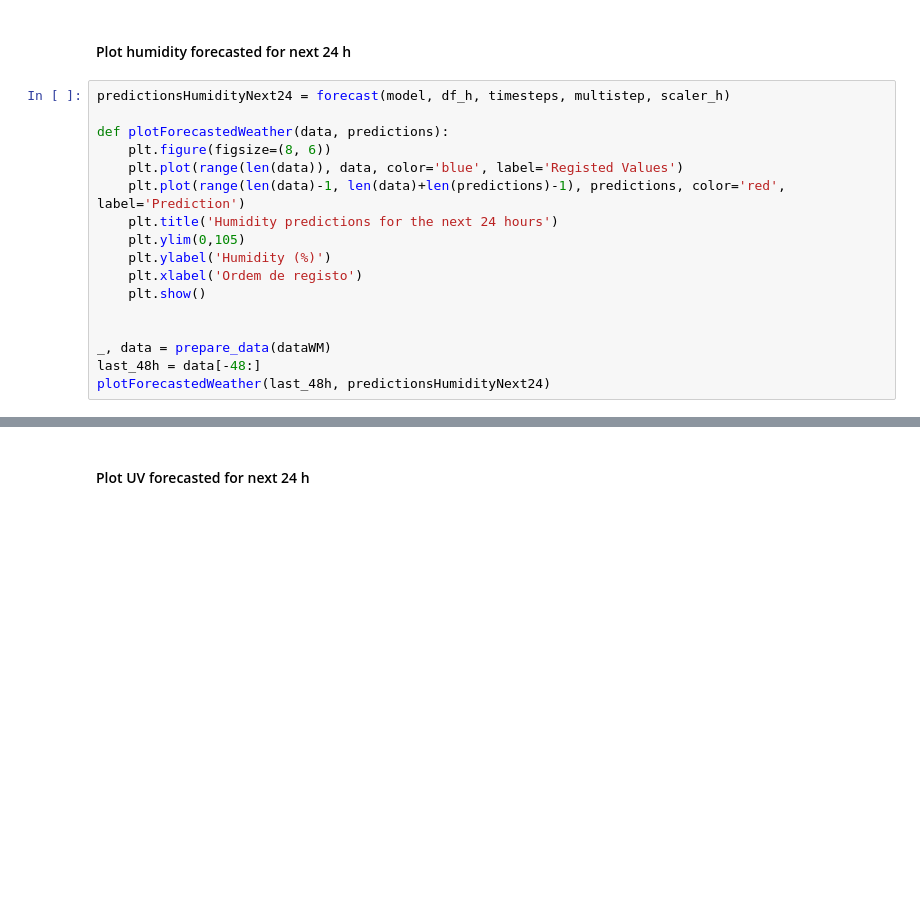
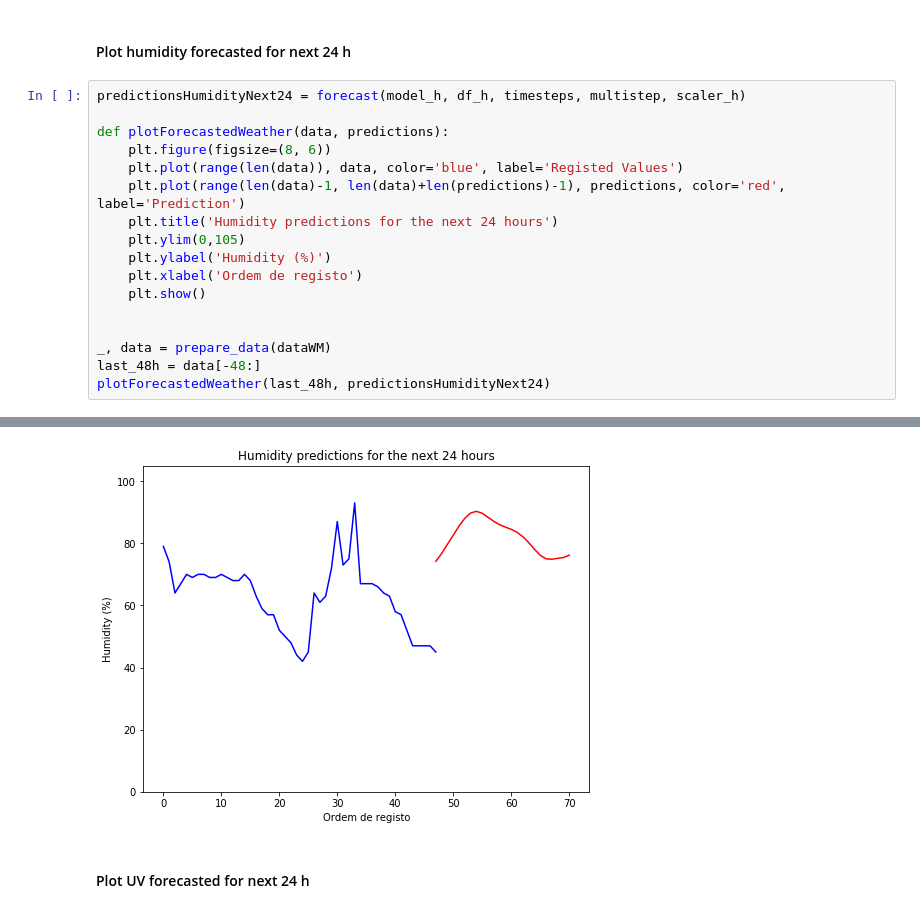
Before and after one commit to pferreira101/WeatherConditionsForSports, a Jupyter notebook: Sensorization/Predictions.ipynb, the cells around one changed output, grey strips where cells are left out. Saved outputs shown, nothing was run; the diff lists cells and outputs as text; blank space fills up the shorter version.

```diff
--- a/Sensorization/Predictions.ipynb
+++ b/Sensorization/Predictions.ipynb
@@ -323,7 +523,7 @@ plotForecastedWeather(last_48h, predictionsWeatherNext24)
 # %% [markdown]
 #### Plot humidity forecasted for next 24 h
 # %%
-predictionsHumidityNext24 = forecast(model, df_h, timesteps, multistep, scaler_h)
+predictionsHumidityNext24 = forecast(model_h, df_h, timesteps, multistep, scaler_h)
 
 def plotForecastedWeather(data, predictions):
     plt.figure(figsize=(8, 6))
@@ -339,3 +539,4 @@ def plotForecastedWeather(data, predictions):
 _, data = prepare_data(dataWM)
 last_48h = data[-48:]
 plotForecastedWeather(last_48h, predictionsHumidityNext24)
+# %% [output]
@@ -342,3 +560,4 @@ plotForecastedWeather(last_48h, predictionsHumidityNext24)
+[figure, added]
 # %% [markdown]
 #### Plot UV forecasted for next 24 h
 # %%
```
Also changed, not shown: parts of 22 cells of this notebook, 3 other files.
